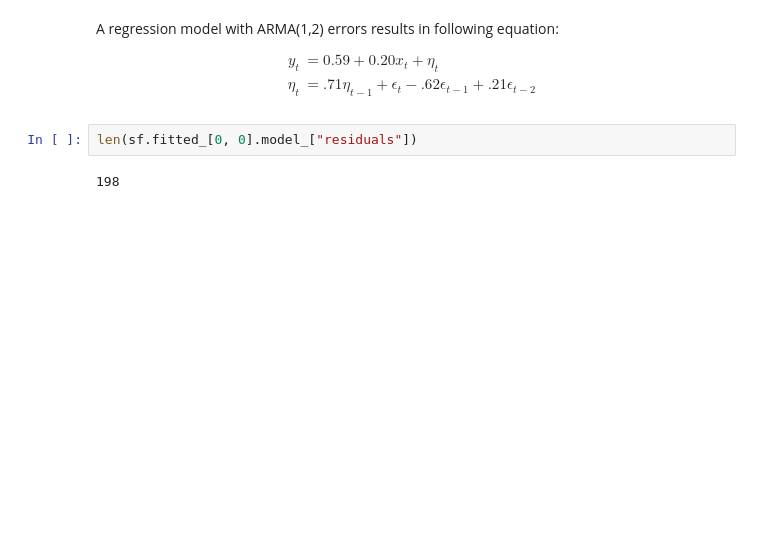
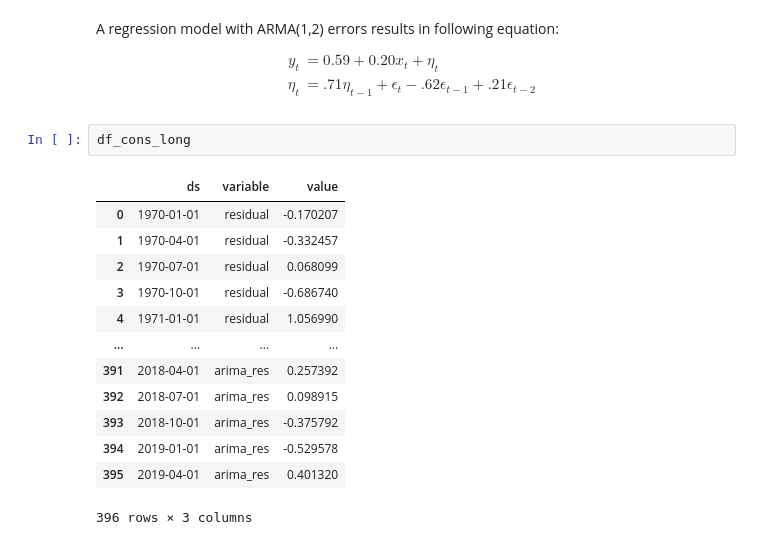
Before and after one commit to sebsciarra/gas_pump_prices, a Jupyter notebook: notebooks/chap10_dynamic_reg.ipynb, the cells around one changed output. Saved outputs shown, nothing was run; the diff lists cells and outputs as text; blank space fills up the shorter version.

```diff
--- a/notebooks/chap10_dynamic_reg.ipynb
+++ b/notebooks/chap10_dynamic_reg.ipynb
@@ -131,8 +131,20 @@ y_t &= 0.59 + 0.20 x_t + \eta_t \\
 \eta_t &= .71 \eta_{t-1} + \epsilon_t - .62 \epsilon_{t-1} + .21 \epsilon_{t-2}
 \end{aligned}
 $$
-# %%
-len(sf.fitted_[0, 0].model_["residuals"])
-# %% [output]
-198
+# %%
+df_cons_long
+# %% [output]
+|  | ds | variable | value |
+| 0 | 1970-01-01 | residual | -0.170207 |
+| 1 | 1970-04-01 | residual | -0.332457 |
+| 2 | 1970-07-01 | residual | 0.068099 |
+| 3 | 1970-10-01 | residual | -0.686740 |
+| 4 | 1971-01-01 | residual | 1.056990 |
+| ... | ... | ... | ... |
+| 391 | 2018-04-01 | arima_res | 0.257392 |
+| 392 | 2018-07-01 | arima_res | 0.098915 |
+| 393 | 2018-10-01 | arima_res | -0.375792 |
+| 394 | 2019-01-01 | arima_res | -0.529578 |
+| 395 | 2019-04-01 | arima_res | 0.401320 |
+396 rows × 3 columns
 # %%
```
Also changed, not shown: parts of 4 cells of this notebook.
